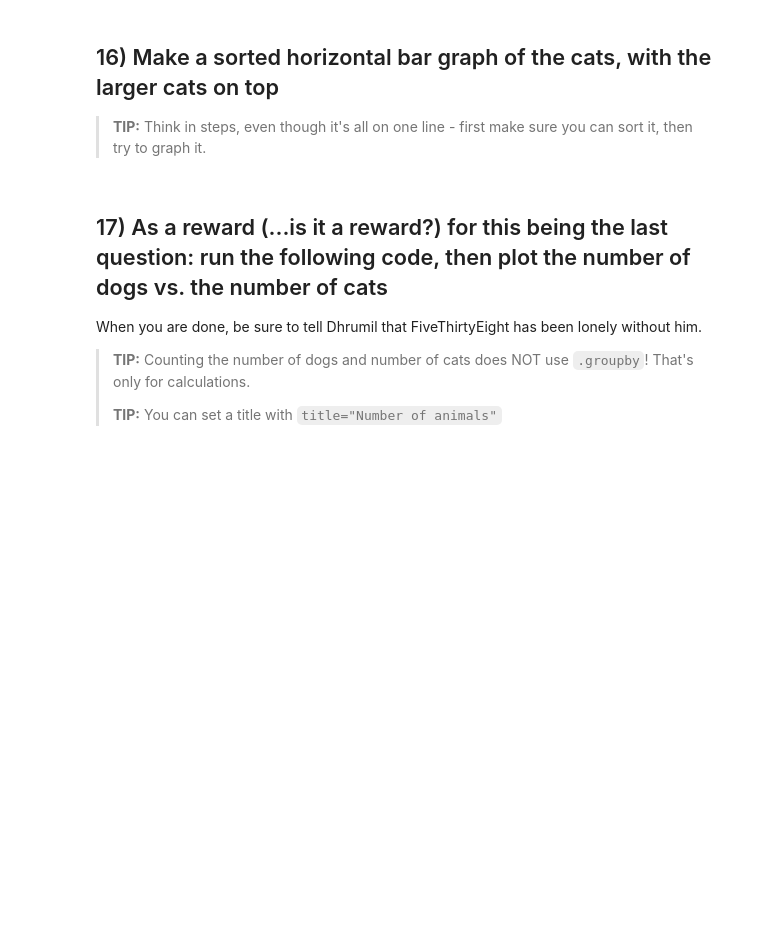
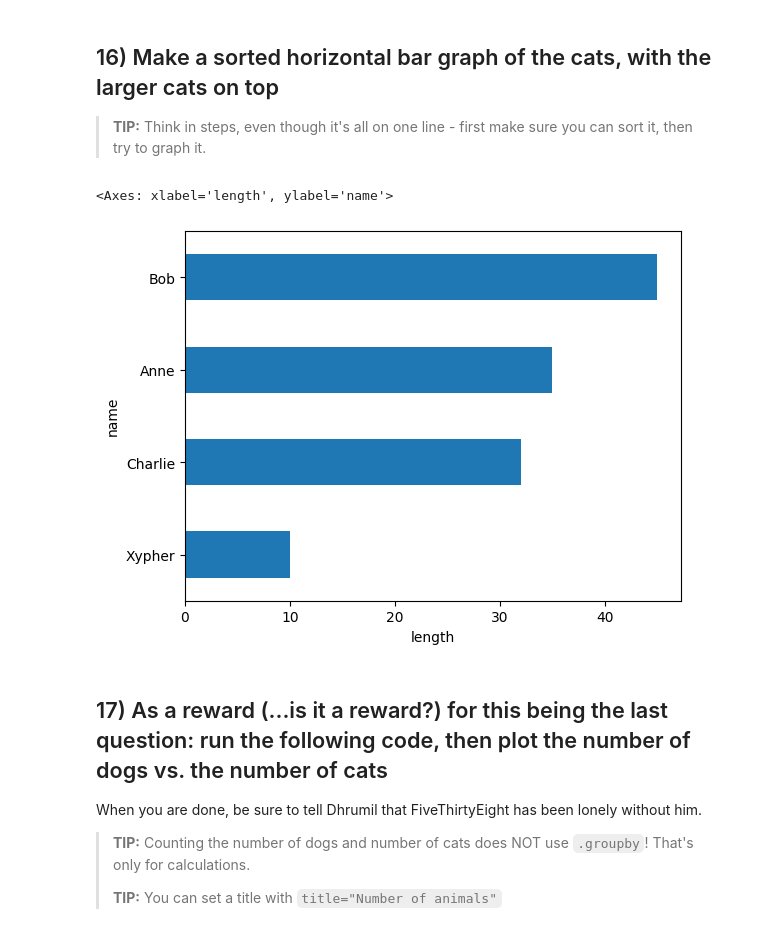
Before and after one commit to yiren54610/06-homework, a Jupyter notebook: 01-Animals.ipynb, the cells around one changed output. Cells and saved outputs as stored; diff of their text form; code cells hidden in the pictures; blank space fills up the shorter version.

```diff
--- a/01-Animals.ipynb
+++ b/01-Animals.ipynb
@@ -126,6 +307,16 @@ This is the worst histogram ever
 ## 16) Make a sorted horizontal bar graph of the cats, with the larger cats on top
 
 > **TIP:** Think in steps, even though it's all on one line - first make sure you can sort it, then try to graph it.
+# %%
+(df_2[
+    df_2['animal']=='cat']
+     ['length']
+     .sort_values(ascending=True)
+     .plot(kind='barh',ylabel='name',xlabel='length')
+ )
+# %% [output]
+<Axes: xlabel='length', ylabel='name'>
+[figure, added]
 # %% [markdown]
 ## 17) As a reward (...is it a reward?) for this being the last question: run the following code, then plot the number of dogs vs. the number of cats
 
```
Also changed, not shown: parts of 30 cells of this notebook.
